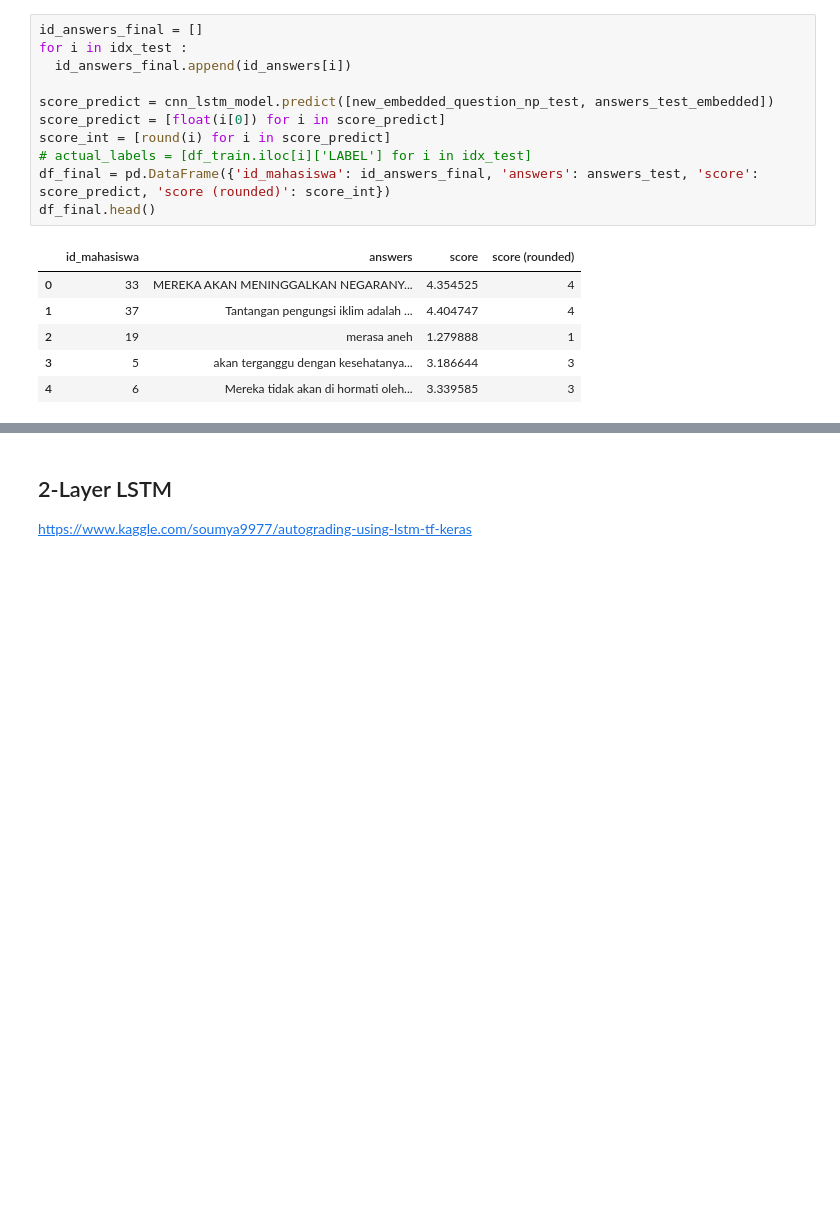
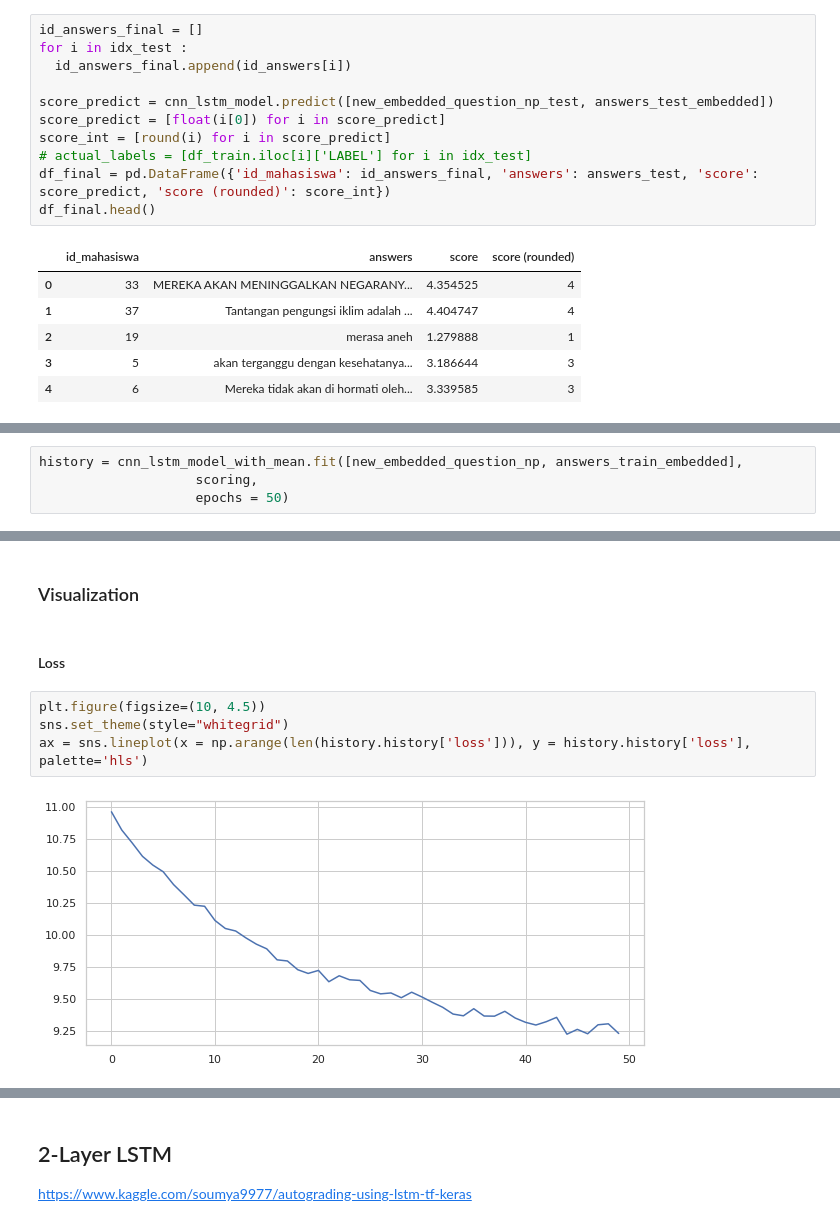
Before and after one commit to LinggarM/Transformers-1.0, a Jupyter notebook: Transformers_1_0.ipynb, the cells around one changed output, grey strips where cells are left out. Saved outputs shown, nothing was run; the diff lists cells and outputs as text; blank space fills up the shorter version.

```diff
--- a/Transformers_1_0.ipynb
+++ b/Transformers_1_0.ipynb
@@ -1172,0 +1230,4 @@ df_final.head()
+# %%
+history = cnn_lstm_model_with_mean.fit([new_embedded_question_np, answers_train_embedded],
+                    scoring,
+                    epochs = 50)
@@ -1172,0 +1252,10 @@ df_final.head()
+# %% [markdown]
+### Visualization
+# %% [markdown]
+#### Loss
+# %%
+plt.figure(figsize=(10, 4.5))
+sns.set_theme(style="whitegrid")
+ax = sns.lineplot(x = np.arange(len(history.history['loss'])), y = history.history['loss'], palette='hls')
+# %% [output]
+[figure, added]
```
Also changed, not shown: parts of 12 cells of this notebook.
